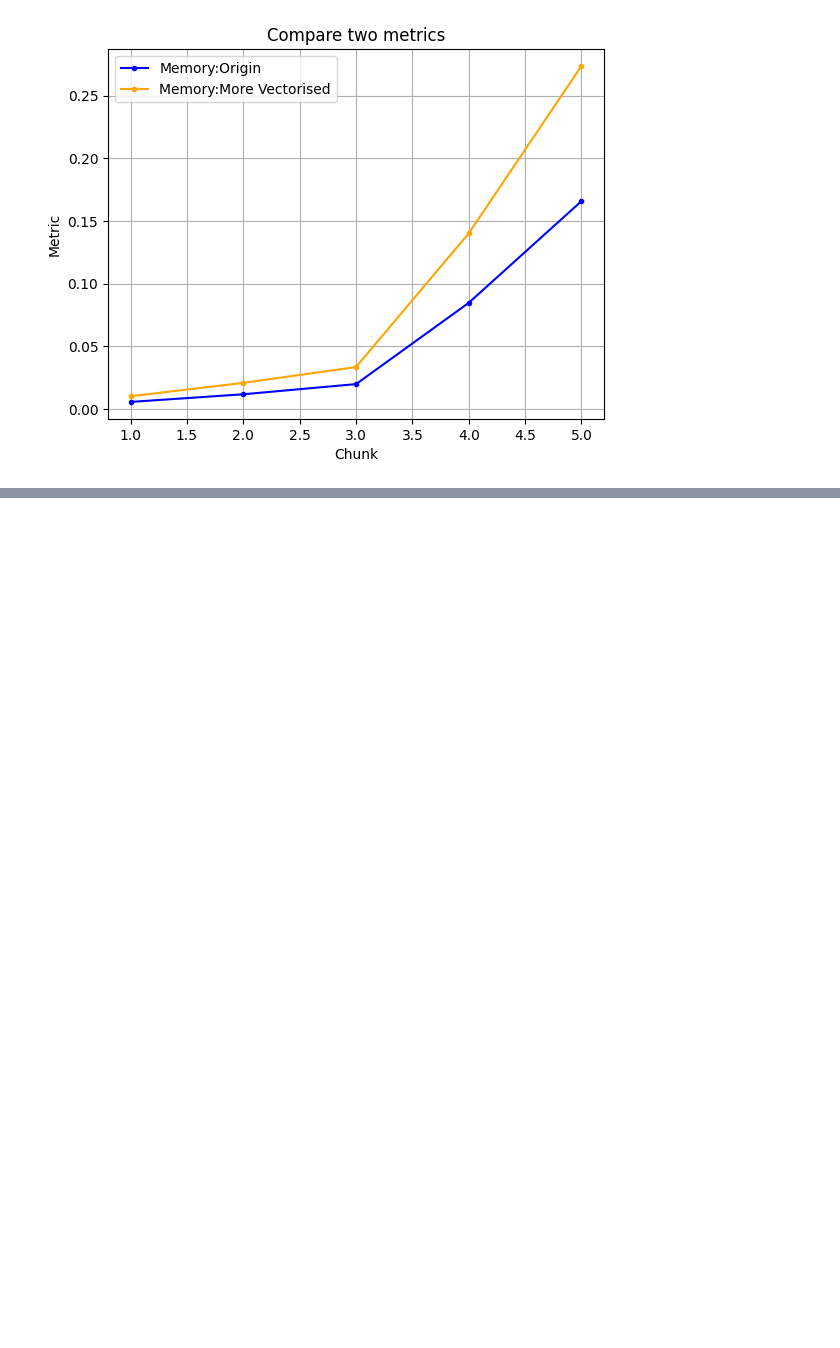
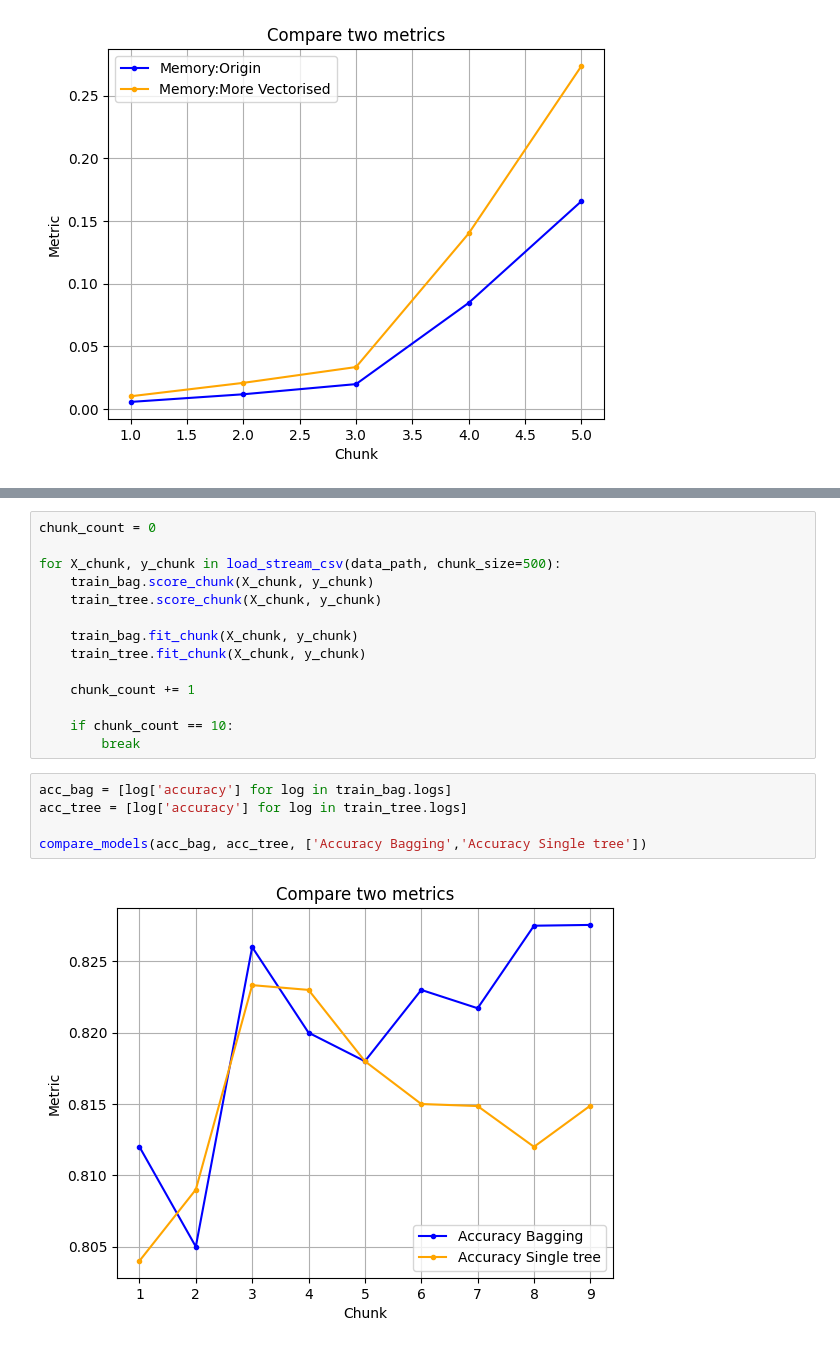
Before and after one commit to GuilinLUO-a/ProgrammingForAI-Assignment-2.2, a Jupyter notebook: benchmark/benchmark.ipynb, the cells around one changed output, grey strips where cells are left out. Drawn from its saved outputs; the diff is of its cells as text; blank space fills up the shorter version.

```diff
--- a/benchmark/benchmark.ipynb
+++ b/benchmark/benchmark.ipynb
@@ -148,0 +194,21 @@ compare_models(memory_origin, memory_vectorised, labels=['Memory:Origin','Memory
+# %%
+chunk_count = 0
+
+for X_chunk, y_chunk in load_stream_csv(data_path, chunk_size=500):
+    train_bag.score_chunk(X_chunk, y_chunk)
+    train_tree.score_chunk(X_chunk, y_chunk)
+
+    train_bag.fit_chunk(X_chunk, y_chunk)
+    train_tree.fit_chunk(X_chunk, y_chunk)
+
+    chunk_count += 1
+
+    if chunk_count == 10:
+        break
+# %%
+acc_bag = [log['accuracy'] for log in train_bag.logs]
+acc_tree = [log['accuracy'] for log in train_tree.logs]
+
+compare_models(acc_bag, acc_tree, ['Accuracy Bagging','Accuracy Single tree'])
+# %% [output]
+[figure, added]
```
Also changed, not shown: parts of 5 cells of this notebook, 15 other files.
